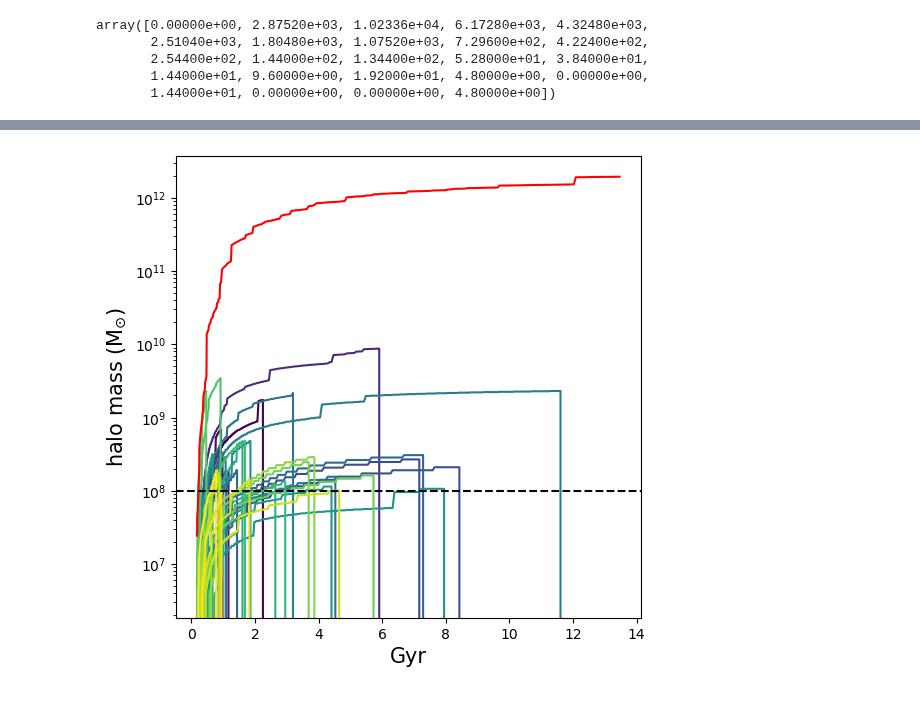
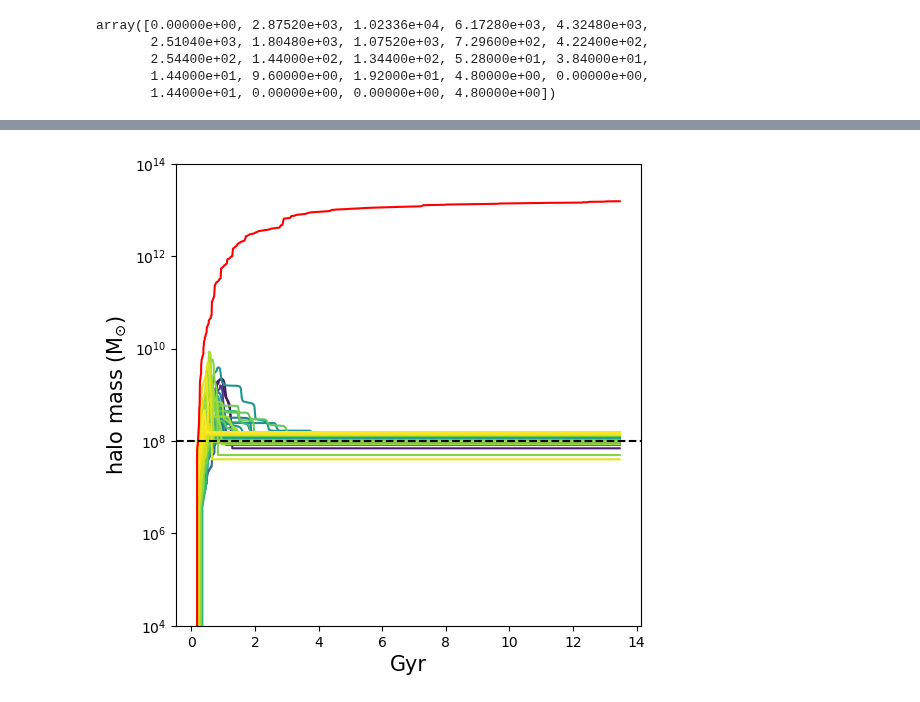
Before and after one commit to jsmonzon/SatGen, a Jupyter notebook: notebooks/test.ipynb, the cells around one changed output, grey strips where cells are left out. Saved outputs shown, nothing was run; the diff lists cells and outputs as text; code cells hidden in the pictures.

```diff
--- a/notebooks/test.ipynb
+++ b/notebooks/test.ipynb
@@ -76,10 +82,13 @@ array([0.00000e+00, 2.87520e+03, 1.02336e+04, 6.17280e+03, 4.32480e+03,
 # %%
-def plot_single_realization(tree, nhalo=20):
+def plot_single_realization(tree, nhalo=20, rand=True, i=10):
 
     mass = tree["mass"]
     time = tree["CosmicTime"]
 
-    select = np.random.randint(1,mass.shape[0],nhalo)
+    if rand==True:
+        select = np.random.randint(1,mass.shape[0],nhalo)
+    elif rand==False:
+        select = np.linspace(i,i+nhalo, nhalo).astype("int")
 
     colors = cm.viridis(np.linspace(0, 1, nhalo))
 
@@ -93,5 +102,5 @@ def plot_single_realization(tree, nhalo=20):
     plt.ylabel("halo mass (M$_{\odot}$)", fontsize=15)
     plt.yscale("log")
     plt.axhline(10**8, ls="--", color="black")
-    #plt.ylim(1e6,1e14)
+    plt.ylim(1e4,1e14)
     plt.show()
@@ -98,5 +111,5 @@ def plot_single_realization(tree, nhalo=20):
 # %%
-plot_single_realization(np.load("../../data/5_8_0/tree_12.13_4.npz"), 40)
+plot_single_realization(np.load("../../data/5_8_0/tree_13.033_1_evo.npz"), 100, rand=False, i=11100)
 # %% [output]
-[figure, old version]
+[figure, new version]
 # %%
```
Also changed, not shown: parts of 5 cells of this notebook, 9 other files.
